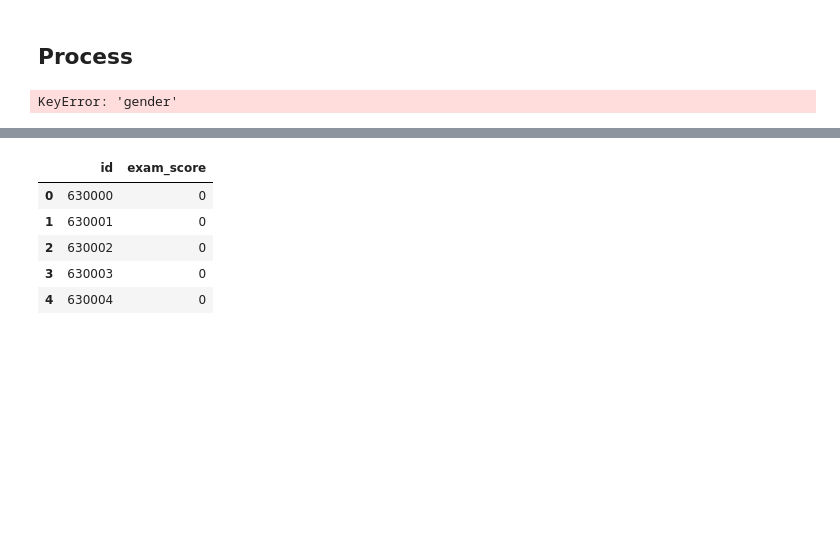
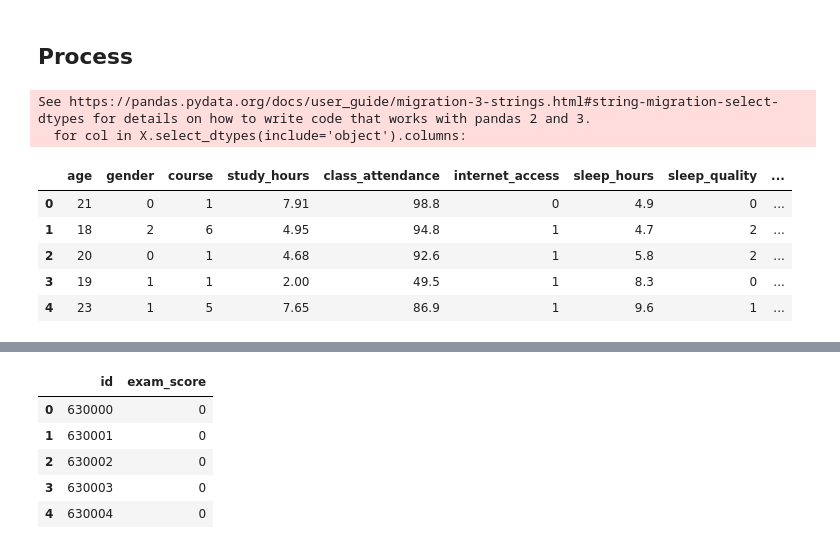
Before and after one commit to sakanabil/data-lab, a Jupyter notebook: data-comp/playground-series-s6e1/pred_student_test_score.ipynb, the cells around one changed output, grey strips where cells are left out. Drawn from its saved outputs; the diff is of its cells as text; code cells hidden in the pictures; blank space fills up the shorter version.

```diff
--- a/data-comp/playground-series-s6e1/pred_student_test_score.ipynb
+++ b/data-comp/playground-series-s6e1/pred_student_test_score.ipynb
@@ -76,22 +89,27 @@ y = train['exam_score']
 # %%
 from sklearn.preprocessing import LabelEncoder
-
-# simpan id test
-test_id = test.index
-
 # encoding
 # X = pd.get_dummies(X)
 # test = pd.get_dummies(test)
 
 # encoding untuk fitur kategorikal
-cat_cols = ['gender', 'course', 'internet_access', 'sleep_quality', 'study_method',
-       'facility_rating', 'exam_difficulty']
 le = LabelEncoder()
-for col in cat_cols:
+
+for col in X.select_dtypes(include='object').columns:
     X[col] = le.fit_transform(X[col])
     test[col] = le.transform(test[col])
 
 # samakan kolom
 X, test = X.align(test, join='left', axis=1, fill_value=0)
 # %% [output]
-KeyError: 'gender'
+See https://pandas.pydata.org/docs/user_guide/migration-3-strings.html#string-migration-select-dtypes for details on how to write code that works with pandas 2 and 3.
+  for col in X.select_dtypes(include='object').columns:
+# %%
+X.head()
+# %% [output]
+|  | age | gender | course | study_hours | class_attendance | internet_access | sleep_hours | sleep_quality | ... |
+| 0 | 21 | 0 | 1 | 7.91 | 98.8 | 0 | 4.9 | 0 | ... |
+| 1 | 18 | 2 | 6 | 4.95 | 94.8 | 1 | 4.7 | 2 | ... |
+| 2 | 20 | 0 | 1 | 4.68 | 92.6 | 1 | 5.8 | 2 | ... |
+| 3 | 19 | 1 | 1 | 2.00 | 49.5 | 1 | 8.3 | 0 | ... |
+| 4 | 23 | 1 | 5 | 7.65 | 86.9 | 1 | 9.6 | 1 | ... |
```
Also changed, not shown: parts of 17 cells of this notebook, 1 other file.
